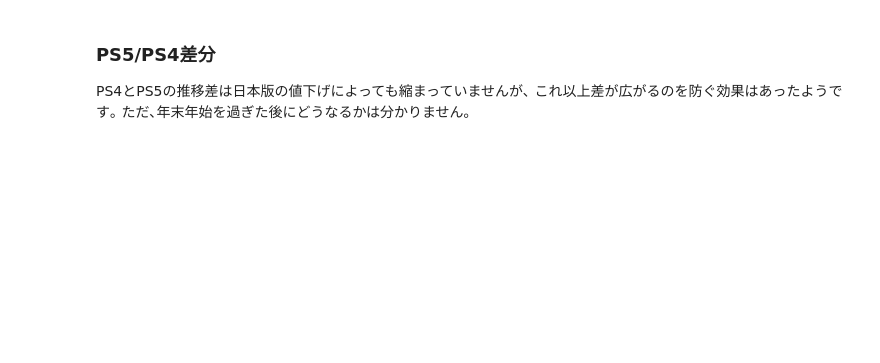
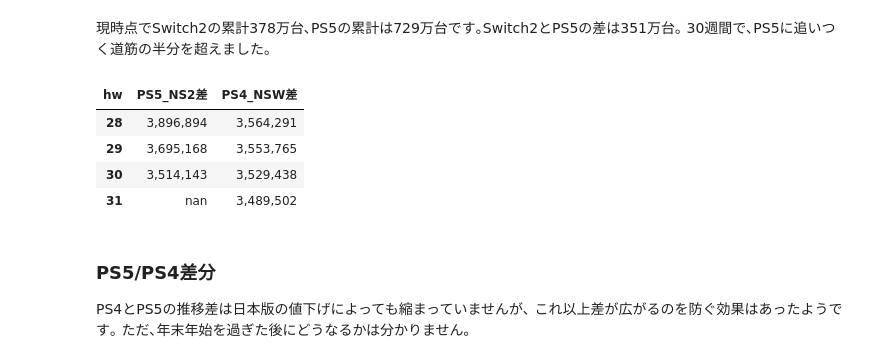
Before and after one commit to hidenden/gamedata, a Jupyter notebook: notebook/report/preview_report.ipynb, the cells around one changed output. Drawn from its saved outputs; the diff is of its cells as text; code cells hidden in the pictures; blank space fills up the shorter version.

```diff
--- a/notebook/report/preview_report.ipynb
+++ b/notebook/report/preview_report.ipynb
@@ -26,3 +29,16 @@ base_df = hs.load_hard_sales()
+# %% [markdown]
+現時点でSwitch2の累計378万台､PS5の累計は729万台です｡Switch2とPS5の差は351万台｡
+30週間で､PS5に追いつく道筋の半分を超えました｡
+# %%
+if VERBOSE:
+    diff_style = ch.style_sales(diff_sw2_ps5_df.iloc[28:32, :])
+    display(diff_style)
+# %% [output]
+| hw | PS5_NS2差 | PS4_NSW差 |
+| 28 | 3,896,894 | 3,564,291 |
+| 29 | 3,695,168 | 3,553,765 |
+| 30 | 3,514,143 | 3,529,438 |
+| 31 | nan | 3,489,502 |
 # %% [markdown]
 ### PS5/PS4差分
 
```
Also changed, not shown: parts of 4 cells of this notebook.
